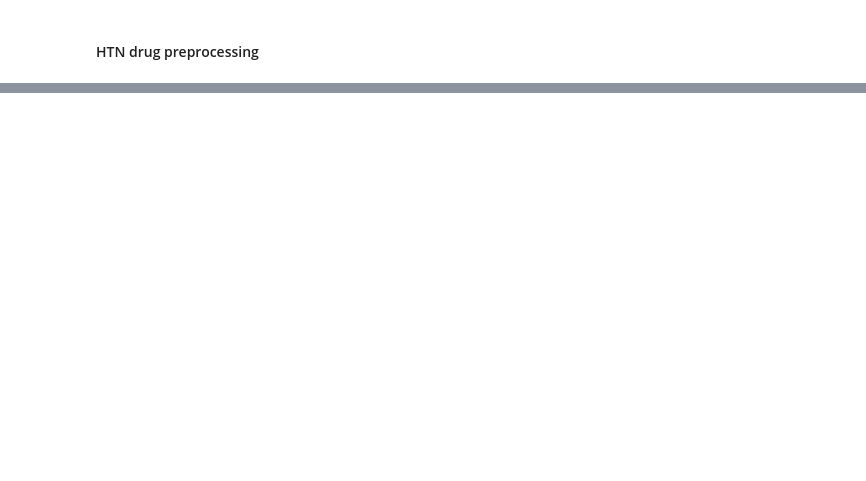
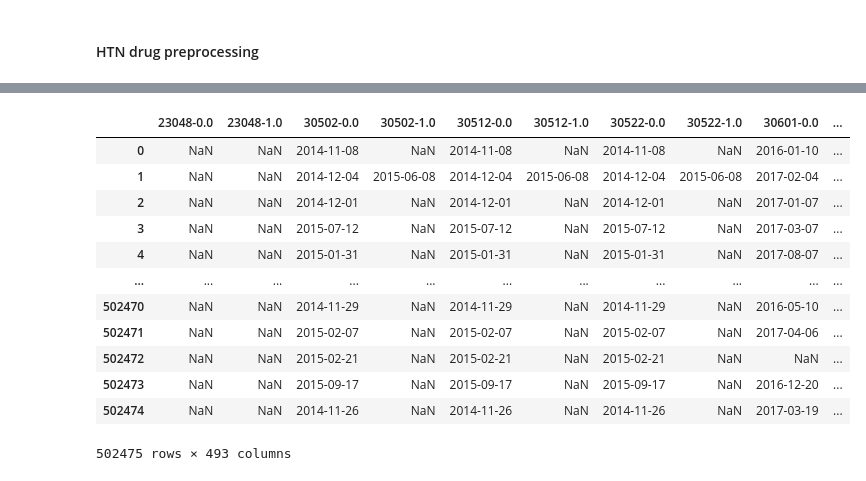
Before and after one commit to ZIO-KIM/SNUlab, a Jupyter notebook: UKBiobank_preprocess.ipynb, the cells around one changed output, grey strips where cells are left out. Saved outputs shown, nothing was run; the diff lists cells and outputs as text; code cells hidden in the pictures; blank space fills up the shorter version.

```diff
--- a/UKBiobank_preprocess.ipynb
+++ b/UKBiobank_preprocess.ipynb
@@ -839,0 +384,2 @@ df_final.to_csv('data\\ukb45783_drugpreprocessed.csv', encoding = 'euc-kr', inde
+# %%
+df = date_merged.copy()
@@ -839,0 +404,17 @@ df_final.to_csv('data\\ukb45783_drugpreprocessed.csv', encoding = 'euc-kr', inde
+# %%
+df.drop(['eid', 'eid_num', 'last_followup_date'], axis = 1, inplace = True)
+df
+# %% [output]
+|  | 23048-0.0 | 23048-1.0 | 30502-0.0 | 30502-1.0 | 30512-0.0 | 30512-1.0 | 30522-0.0 | 30522-1.0 | 30601-0.0 | ... |
+| 0 | NaN | NaN | 2014-11-08 | NaN | 2014-11-08 | NaN | 2014-11-08 | NaN | 2016-01-10 | ... |
+| 1 | NaN | NaN | 2014-12-04 | 2015-06-08 | 2014-12-04 | 2015-06-08 | 2014-12-04 | 2015-06-08 | 2017-02-04 | ... |
+| 2 | NaN | NaN | 2014-12-01 | NaN | 2014-12-01 | NaN | 2014-12-01 | NaN | 2017-01-07 | ... |
+| 3 | NaN | NaN | 2015-07-12 | NaN | 2015-07-12 | NaN | 2015-07-12 | NaN | 2017-03-07 | ... |
+| 4 | NaN | NaN | 2015-01-31 | NaN | 2015-01-31 | NaN | 2015-01-31 | NaN | 2017-08-07 | ... |
+| ... | ... | ... | ... | ... | ... | ... | ... | ... | ... | ... |
+| 502470 | NaN | NaN | 2014-11-29 | NaN | 2014-11-29 | NaN | 2014-11-29 | NaN | 2016-05-10 | ... |
+| 502471 | NaN | NaN | 2015-02-07 | NaN | 2015-02-07 | NaN | 2015-02-07 | NaN | 2017-04-06 | ... |
+| 502472 | NaN | NaN | 2015-02-21 | NaN | 2015-02-21 | NaN | 2015-02-21 | NaN | NaN | ... |
+| 502473 | NaN | NaN | 2015-09-17 | NaN | 2015-09-17 | NaN | 2015-09-17 | NaN | 2016-12-20 | ... |
+| 502474 | NaN | NaN | 2014-11-26 | NaN | 2014-11-26 | NaN | 2014-11-26 | NaN | 2017-03-19 | ... |
+502475 rows × 493 columns
```
Also changed, not shown: parts of 78 cells of this notebook.
